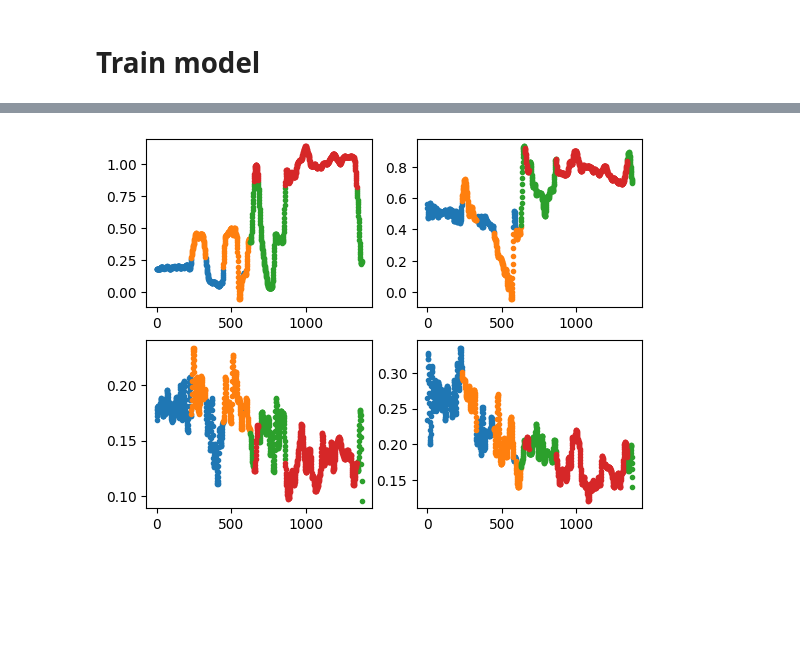
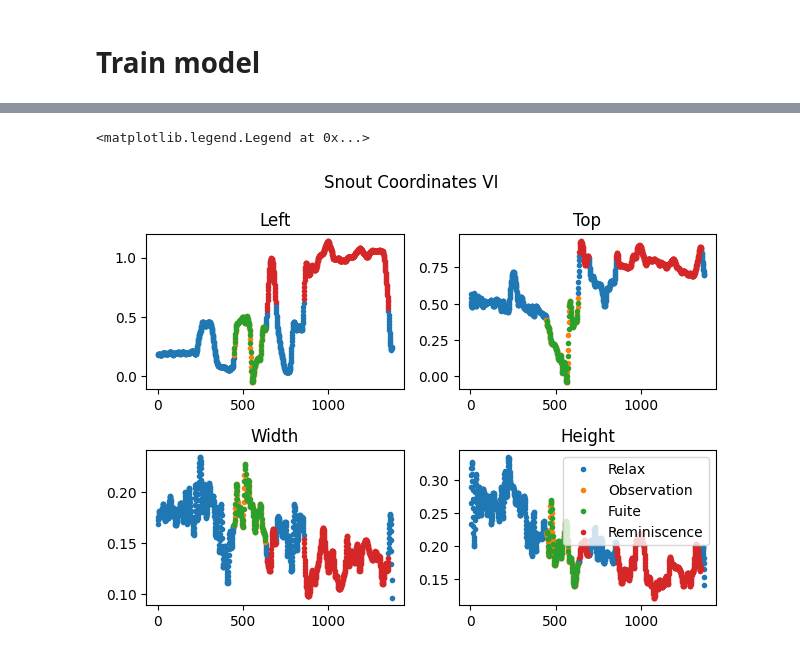
Before and after one commit to RinVyX/HmmComportement, a Jupyter notebook: snout.ipynb, the cells around one changed output, grey strips where cells are left out. Saved outputs shown, nothing was run; the diff lists cells and outputs as text; code cells hidden in the pictures; blank space fills up the shorter version.

```diff
--- a/snout.ipynb
+++ b/snout.ipynb
@@ -8,7 +9,7 @@ from hmmlearn import hmm
 # %% [markdown]
 Chargement des corrdonnées du museau
 # %%
-X_snout = pd.pandas.read_csv("E:/UQAM/Recherche/Thomas/data/snout_coords.csv",  header=None)
+X_snout = pd.pandas.read_csv("../data/snout_coords.csv",  header=None)
 X_snout
 # %% [output]
 |  | 0 | 1 | 2 | 3 |
@@ -84,25 +130,35 @@ print(model.covars_)
 # %%
-states= pd.unique(Z)
+vi_states= pd.unique(vi_Z)
+
 
 plt.subplot(2,2,1)
-for i in states:
-    x = np.linspace(1,1375,1375)[(Z == i)]
-    y = X_snout[0][(Z == i)]
+for i in vi_states:
+    x = np.linspace(1,len(X_snout),len(X_snout))[(vi_Z == i)]
+    y = X_snout[0][(vi_Z == i)]
     plt.plot(x, y, '.')
+    plt.title("Left")
 plt.subplot(2,2,2)
-for i in states:
-    x = np.linspace(1,1375,1375)[(Z == i)]
-    y = X_snout[1][(Z == i)]
+for i in vi_states:
+    x = np.linspace(1,len(X_snout),len(X_snout))[(vi_Z == i)]
+    y = X_snout[1][(vi_Z == i)]
     plt.plot(x, y, '.')
+    plt.title("Top")
 plt.subplot(2,2,3)
-for i in states:
-    x = np.linspace(1,1375,1375)[(Z == i)]
-    y = X_snout[2][(Z == i)]
+for i in vi_states:
+    x = np.linspace(1,len(X_snout),len(X_snout))[(vi_Z == i)]
+    y = X_snout[2][(vi_Z == i)]
     plt.plot(x, y, '.')
+    plt.title("Width")
 plt.subplot(2,2,4)
-for i in states:
-    x = np.linspace(1,1375,1375)[(Z == i)]
-    y = X_snout[3][(Z == i)]
+for i in vi_states:
+    x = np.linspace(1,len(X_snout),len(X_snout))[(vi_Z == i)]
+    y = X_snout[3][(vi_Z == i)]
     plt.plot(x, y, '.')
+    plt.title("Height")
+plt.suptitle('Snout Coordinates VI')
+
+plt.tight_layout()
+plt.legend(labels=state_names, loc="upper right", ncol=1)
 # %% [output]
+<matplotlib.legend.Legend at 0x...>
-[figure, old version]
+[figure, new version]
```
Also changed, not shown: parts of 7 cells of this notebook, 20 other files.
